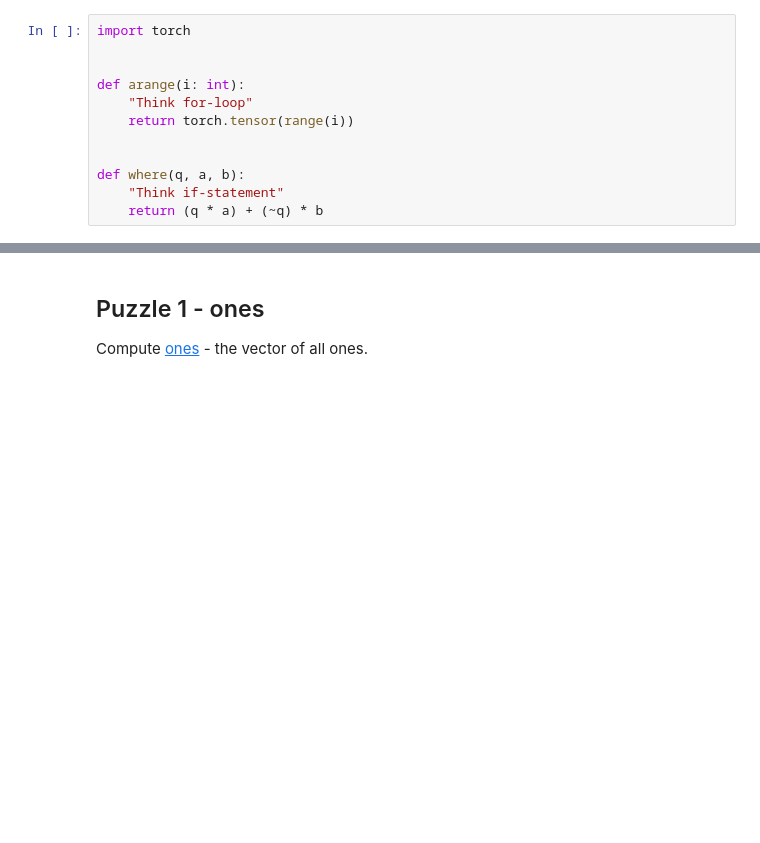
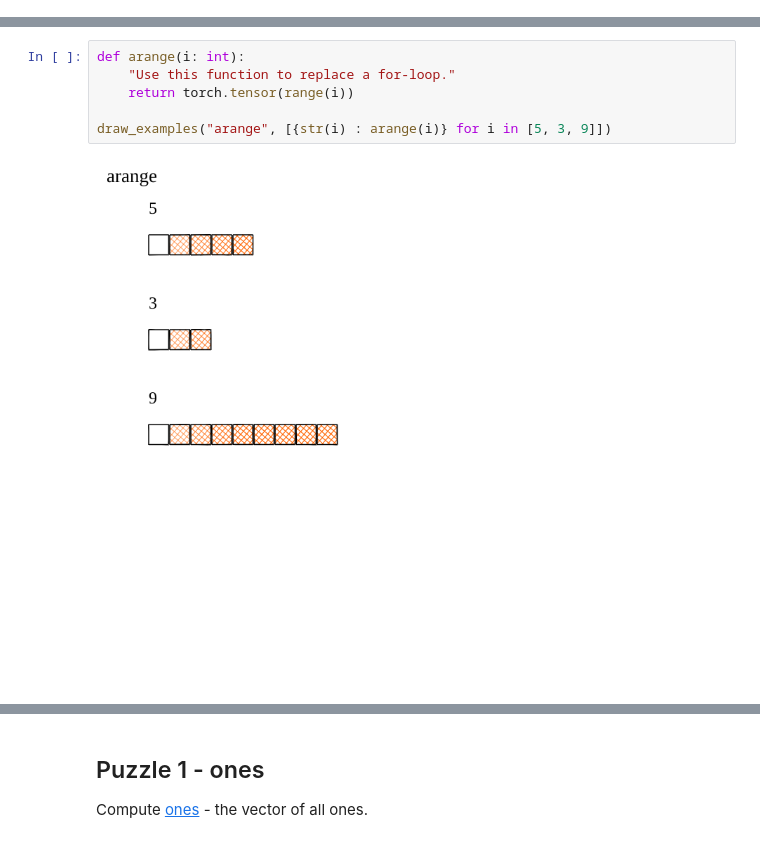
Before and after one commit to srush/Tensor-Puzzles, a Jupyter notebook: Tensor Puzzlers.ipynb, the cells around one changed output, grey strips where cells are left out. Saved outputs shown, nothing was run; the diff lists cells and outputs as text; blank space fills up the shorter version.

Commit message:
draw

```diff
--- a/Tensor Puzzlers.ipynb
+++ b/Tensor Puzzlers.ipynb
@@ -48,12 +42,0 @@ function in the NumPy standard library without magic.
-# %%
-import torch
-
-
-def arange(i: int):
-    "Think for-loop"
-    return torch.tensor(range(i))
-
-
-def where(q, a, b):
-    "Think if-statement"
-    return (q * a) + (~q) * b
@@ -59,0 +343,8 @@ def where(q, a, b):
+# %%
+def arange(i: int):
+    "Use this function to replace a for-loop."
+    return torch.tensor(range(i))
+
+draw_examples("arange", [{str(i) : arange(i)} for i in [5, 3, 9]])
+# %% [output]
+[figure, added]
```
Also changed, not shown: parts of 63 cells of this notebook, 21 other files.
